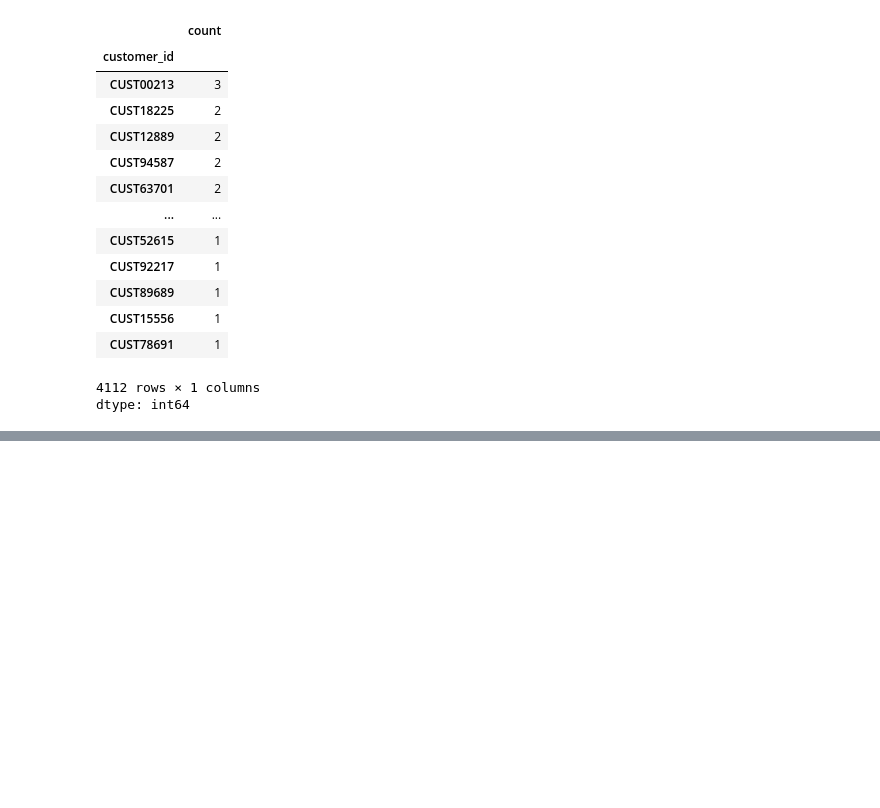
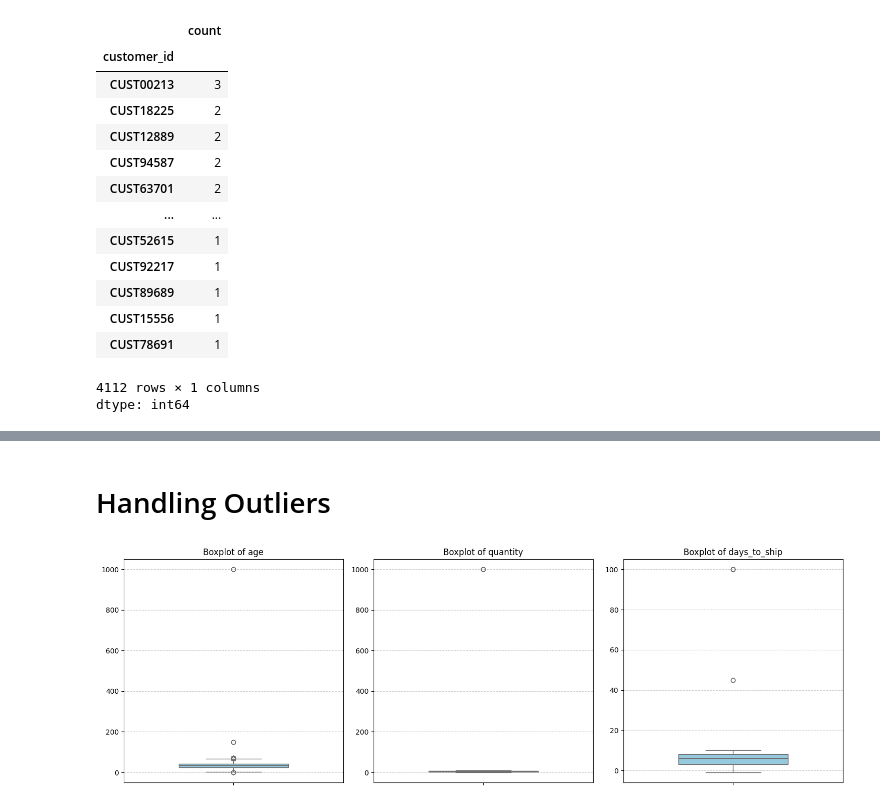
Before and after one commit to Muskan-researcher/DataAnalysisProjects, a Jupyter notebook: Data Cleaning/retail-sales-dataset using python.ipynb, the cells around one changed output, grey strips where cells are left out. Cells and saved outputs as stored; diff of their text form; code cells hidden in the pictures; blank space fills up the shorter version.

Commit message:
Handled outliers

```diff
--- a/Data Cleaning/retail-sales-dataset using python.ipynb
+++ b/Data Cleaning/retail-sales-dataset using python.ipynb
@@ -213,3 +214,5 @@ age_median
+# %%
+df['age'].fillna({'nan': age_median}, inplace = True)
 # %%
 df['age'].unique()
 # %% [output]
@@ -340,0 +346,6 @@ df[df['customer_id'] == 'CUST63701']
+# %%
+df['age'] = df['age'].astype('int64')
+# %%
+df['quantity'] = df['quantity'].astype('int64')
+# %%
+df['shipping_cost']=df['shipping_cost'].astype('int64')
@@ -340,0 +373,17 @@ df[df['customer_id'] == 'CUST63701']
+# %% [markdown]
+# Handling Outliers
+# %%
+import seaborn as sns
+
+cols = ['age', 'quantity', 'days_to_ship']
+plt.figure(figsize=(15,5))
+for i, cols in enumerate(cols):
+  plt.subplot(1,3,i + 1)
+  sns.boxplot(y=df[cols], color='skyblue', width = 0.5)
+  plt.title(f'Boxplot of {cols}', fontsize=12)
+  plt.ylabel('')
+  plt.grid(axis='y', linestyle='--', alpha=0.6)
+plt.tight_layout()
+plt.show()
+# %% [output]
+[figure, added]
```
Also changed, not shown: parts of 13 cells of this notebook.
